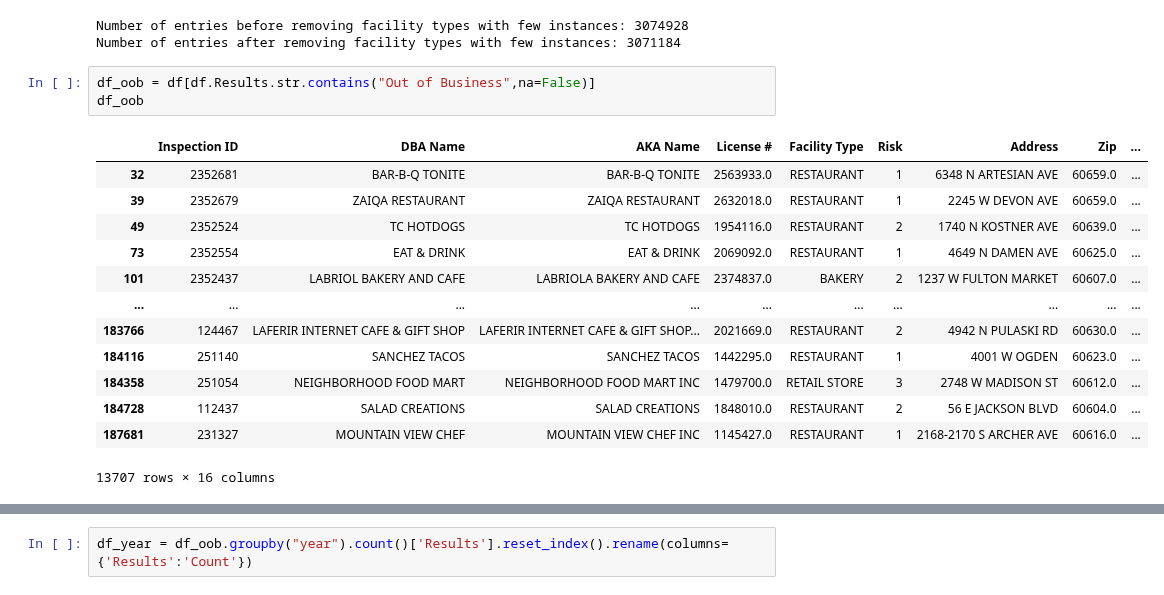
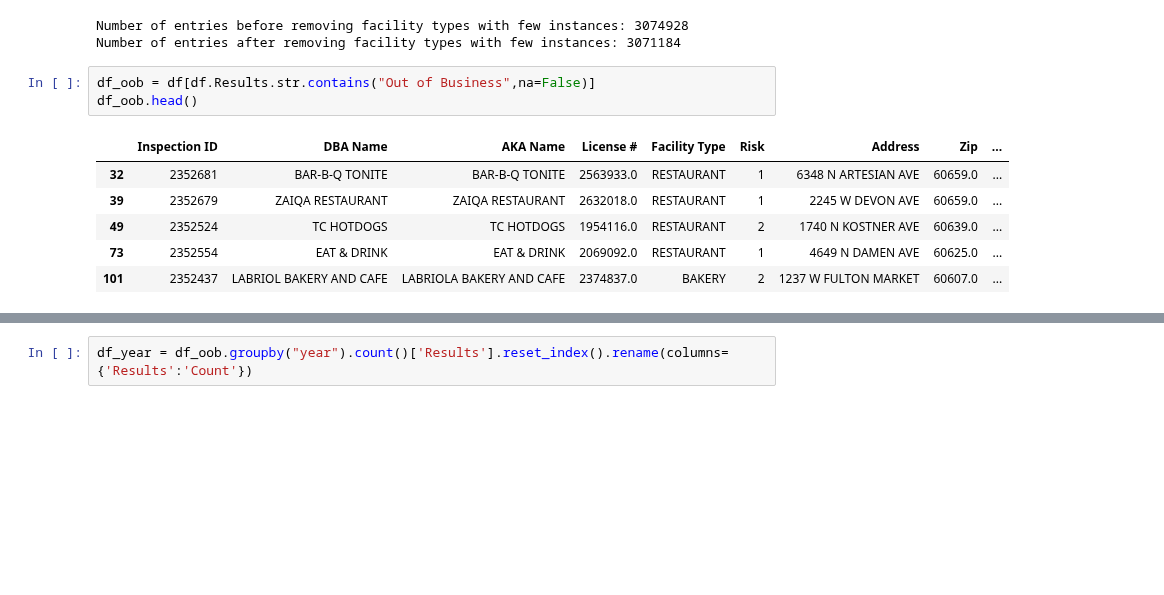
Before and after one commit to RubinDaija/epfl-ada-2019-project, a Jupyter notebook: sena_violations.ipynb, the cells around one changed output, grey strips where cells are left out. Saved outputs shown, nothing was run; the diff lists cells and outputs as text; blank space fills up the shorter version.

```diff
--- a/sena_violations.ipynb
+++ b/sena_violations.ipynb
@@ -123,21 +113,14 @@ Number of entries before removing facility types with few instances: 3074928
 Number of entries after removing facility types with few instances: 3071184
 # %%
 df_oob = df[df.Results.str.contains("Out of Business",na=False)]
-df_oob
+df_oob.head()
 # %% [output]
 |  | Inspection ID | DBA Name | AKA Name | License # | Facility Type | Risk | Address | Zip | ... |
 | 32 | 2352681 | BAR-B-Q TONITE | BAR-B-Q TONITE | 2563933.0 | RESTAURANT | 1 | 6348 N ARTESIAN AVE | 60659.0 | ... |
 | 39 | 2352679 | ZAIQA RESTAURANT | ZAIQA RESTAURANT | 2632018.0 | RESTAURANT | 1 | 2245 W DEVON AVE | 60659.0 | ... |
 | 49 | 2352524 | TC HOTDOGS | TC HOTDOGS | 1954116.0 | RESTAURANT | 2 | 1740 N KOSTNER AVE | 60639.0 | ... |
 | 73 | 2352554 | EAT & DRINK | EAT & DRINK | 2069092.0 | RESTAURANT | 1 | 4649 N DAMEN AVE | 60625.0 | ... |
 | 101 | 2352437 | LABRIOL BAKERY AND CAFE | LABRIOLA BAKERY AND CAFE | 2374837.0 | BAKERY | 2 | 1237 W FULTON MARKET | 60607.0 | ... |
-| ... | ... | ... | ... | ... | ... | ... | ... | ... | ... |
-| 183766 | 124467 | LAFERIR INTERNET CAFE & GIFT SHOP | LAFERIR INTERNET CAFE & GIFT SHOP... | 2021669.0 | RESTAURANT | 2 | 4942 N PULASKI RD | 60630.0 | ... |
-| 184116 | 251140 | SANCHEZ TACOS | SANCHEZ TACOS | 1442295.0 | RESTAURANT | 1 | 4001 W OGDEN | 60623.0 | ... |
-| 184358 | 251054 | NEIGHBORHOOD FOOD MART | NEIGHBORHOOD FOOD MART INC | 1479700.0 | RETAIL STORE | 3 | 2748 W MADISON ST | 60612.0 | ... |
-| 184728 | 112437 | SALAD CREATIONS | SALAD CREATIONS | 1848010.0 | RESTAURANT | 2 | 56 E JACKSON BLVD | 60604.0 | ... |
-| 187681 | 231327 | MOUNTAIN VIEW CHEF | MOUNTAIN VIEW CHEF INC | 1145427.0 | RESTAURANT | 1 | 2168-2170 S ARCHER AVE | 60616.0 | ... |
-13707 rows × 16 columns
 # %%
 df_oob['year'] = df_oob['Inspection Date'].apply(lambda x: x.split('-')[0])
 df_oob['month'] = df_oob['Inspection Date'].apply(lambda x: x.split('-')[1])
```
Also changed, not shown: parts of 32 cells of this notebook.
